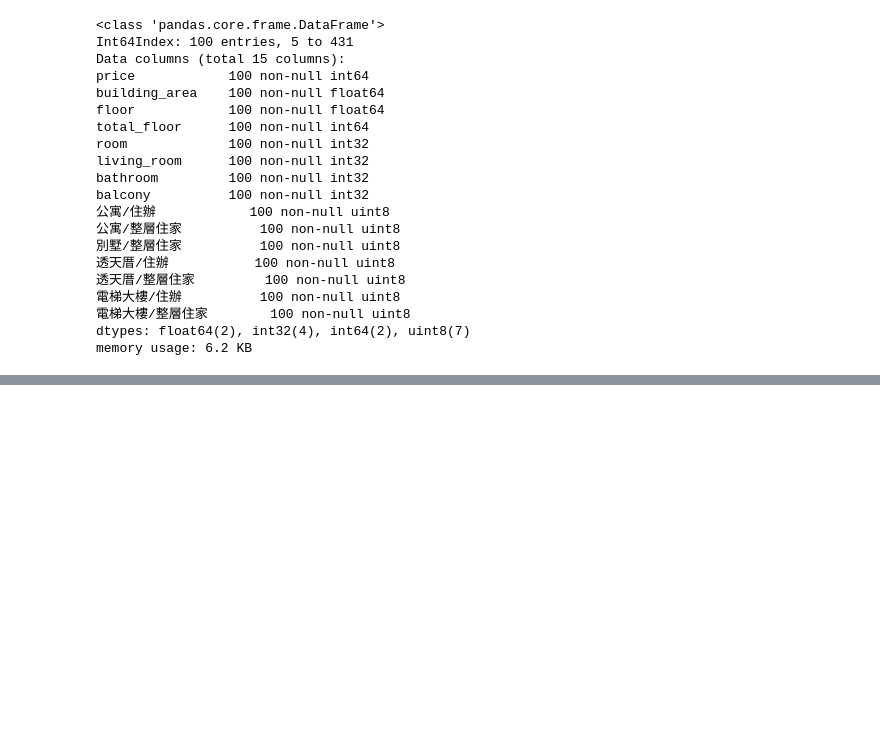
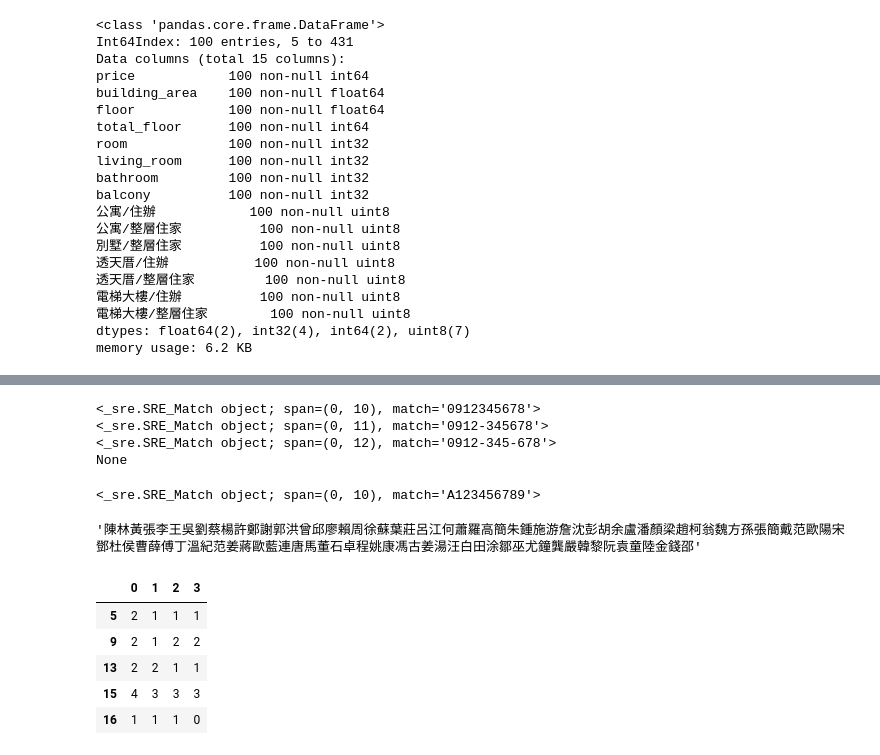
Before and after one commit to ywchiu/cdc_course, a Jupyter notebook: Demo20190524.ipynb, the cells around one changed output, grey strips where cells are left out. Saved outputs shown, nothing was run; the diff lists cells and outputs as text; code cells hidden in the pictures; blank space fills up the shorter version.

```diff
--- a/Demo20190524.ipynb
+++ b/Demo20190524.ipynb
@@ -613,0 +721,36 @@ memory usage: 6.2 KB
+# %%
+phones = ['0912345678', '0912-345678','0912-345-678', '091234567812938173457348595345']
+for p in phones:
+    #m = re.match('09\d{8}', p)
+    #m = re.match('09\d{2}-{0,1}\d{3}-{0,1}\d{3}', p)
+    # {0,1} => ?
+    #m = re.match('09\d{2}-?\d{3}-?\d{3}', p)
+    # ^ => match begin, $ => match end
+    m = re.match('^09\d{2}-?\d{3}-?\d{3}$', p)
+    print(m)
+# %% [output]
+<_sre.SRE_Match object; span=(0, 10), match='0912345678'>
+<_sre.SRE_Match object; span=(0, 11), match='0912-345678'>
+<_sre.SRE_Match object; span=(0, 12), match='0912-345-678'>
+None
+# %%
+uid = 'A123456789248238423048230'
+uid = 'A123456789'
+#re.match('[A-Z]\d{9}',uid)
+re.match('^[A-Z]\d{9}$',uid)
+# %% [output]
+<_sre.SRE_Match object; span=(0, 10), match='A123456789'>
+# %%
+names = '''陳，林，黃，張，李，王，吳，劉，蔡，楊，
+許，鄭，謝，郭，洪，曾，邱，廖，賴，周，
+徐，蘇，葉，莊，呂，江，何，蕭，羅，高，
+簡，朱，鍾，施，游，詹，沈，彭，胡，余，
+盧，潘，顏，梁，趙，柯，翁，魏，方，孫，
+張簡，戴，范，歐陽，宋，鄧，杜，侯，曹，薛，
+傅，丁，溫，紀，范姜，蔣，歐，藍，連，唐，
+馬，董，石，卓，程，姚，康，馮，古，姜，
+湯，汪，白，田，涂，鄒，巫，尤，鐘，龔，
+嚴，韓，黎，阮，袁，童，陸，金，錢，邵'''
+''.join([e.strip() for e in names.split('，')])
+# %% [output]
+'陳林黃張李王吳劉蔡楊許鄭謝郭洪曾邱廖賴周徐蘇葉莊呂江何蕭羅高簡朱鍾施游詹沈彭胡余盧潘顏梁趙柯翁魏方孫張簡戴范歐陽宋鄧杜侯曹薛傅丁溫紀范姜蔣歐藍連唐馬董石卓程姚康馮古姜湯汪白田涂鄒巫尤鐘龔嚴韓黎阮袁童陸金錢邵'
@@ -613,0 +764,9 @@ memory usage: 6.2 KB
+# %%
+df['layout'].str.extract('(\d+)房(\d+)廳(\d+)衛(\d+)陽臺').head()
+# %% [output]
+|  | 0 | 1 | 2 | 3 |
+| 5 | 2 | 1 | 1 | 1 |
+| 9 | 2 | 1 | 2 | 2 |
+| 13 | 2 | 2 | 1 | 1 |
+| 15 | 4 | 3 | 3 | 3 |
+| 16 | 1 | 1 | 1 | 0 |
```
Also changed, not shown: parts of 35 cells of this notebook.
